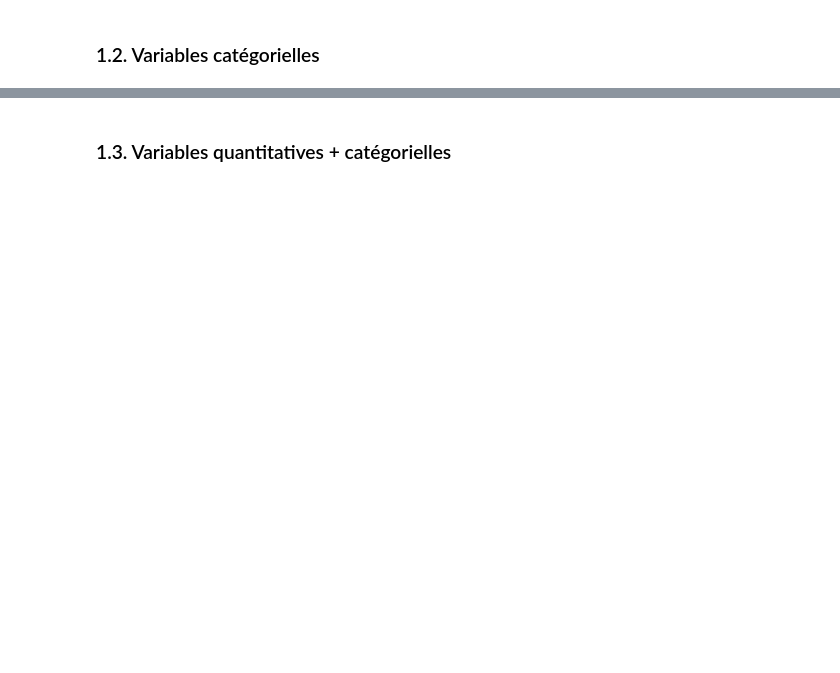
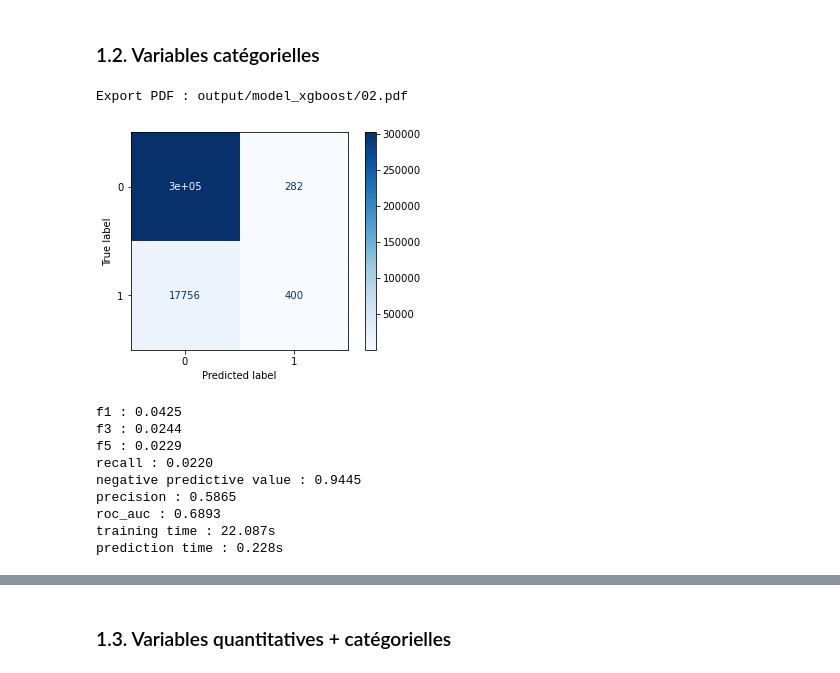
Before and after one commit to baptiste-pasquier/statapp, a Jupyter notebook: model_xgboost.ipynb, the cells around one changed output, grey strips where cells are left out. Drawn from its saved outputs; the diff is of its cells as text; code cells hidden in the pictures; blank space fills up the shorter version.

```diff
--- a/model_xgboost.ipynb
+++ b/model_xgboost.ipynb
@@ -60,6 +107,18 @@ m.show_graph()
 ### 1.2. Variables catégorielles
 # %%
 m = Modelisation(X_cat, y, XGBClassifier(n_jobs=-1))
-m.show_conf_matrix()
+m.show_conf_matrix(pdf=pdf)
 m.show_metrics_score()
+# %% [output]
+Export PDF : output/model_xgboost/02.pdf
+[figure, added]
+f1 : 0.0425
+f3 : 0.0244
+f5 : 0.0229
+recall : 0.0220
+negative predictive value : 0.9445
+precision : 0.5865
+roc_auc : 0.6893
+training time : 22.087s
+prediction time : 0.228s
 # %%
```
Also changed, not shown: parts of 73 cells of this notebook, 36 other files.
